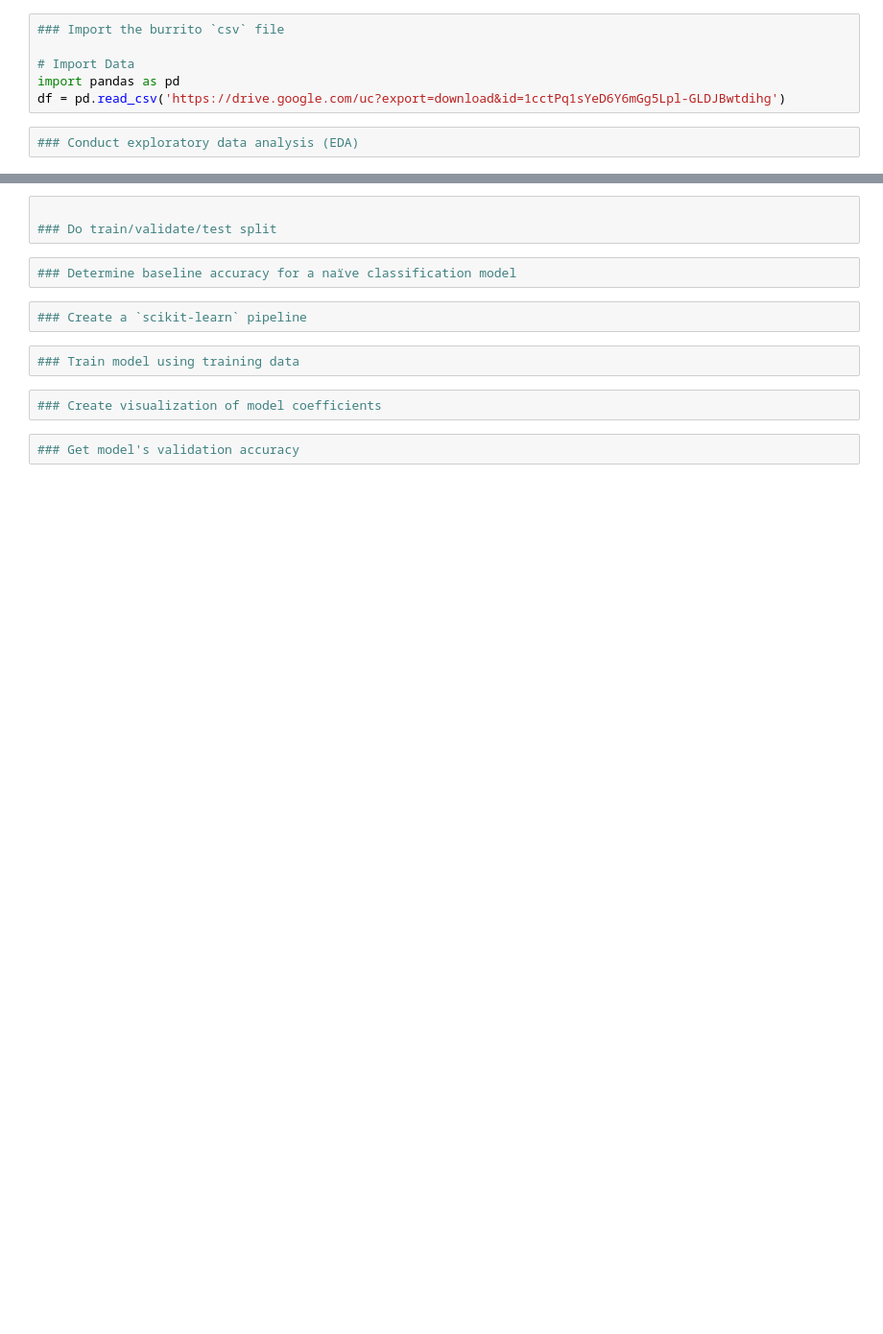
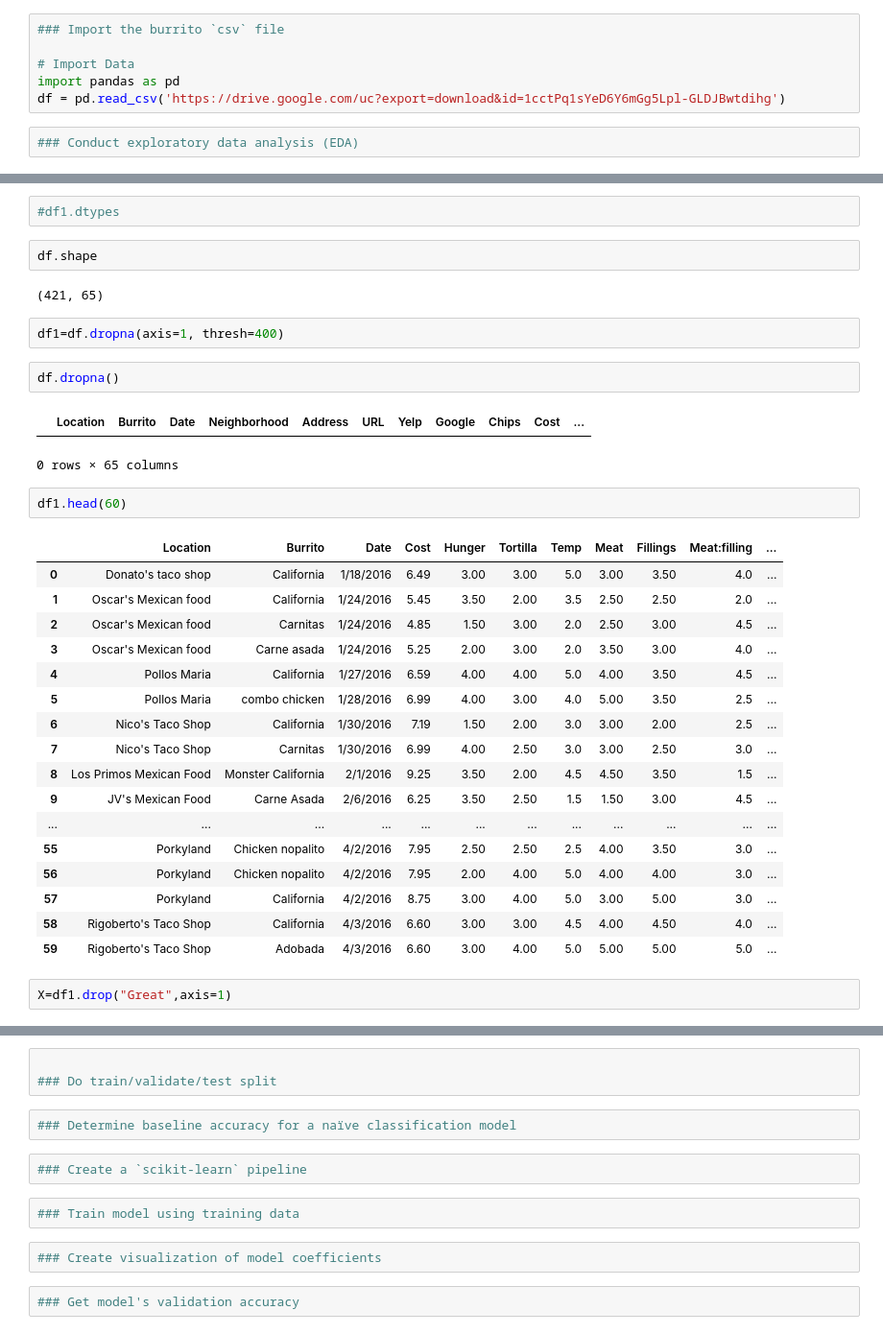
Before and after one commit to swapnil2009/PyCBC, a Jupyter notebook: Graduation_Project.ipynb, the cells around one changed output, grey strips where cells are left out. Shown at 96% size. Cells and saved outputs as stored; diff of their text form; blank space fills up the shorter version.

```diff
--- a/Graduation_Project.ipynb
+++ b/Graduation_Project.ipynb
@@ -42,0 +124,35 @@ df = pd.read_csv('https://drive.google.com/uc?export=download&id=1cctPq1sYeD6Y6m
+# %%
+#df1.dtypes
+# %%
+df.shape
+# %% [output]
+(421, 65)
+# %%
+df1=df.dropna(axis=1, thresh=400)
+# %%
+df.dropna()
+# %% [output]
+|  | Location | Burrito | Date | Neighborhood | Address | URL | Yelp | Google | Chips | Cost | ... |
+0 rows × 65 columns
+# %%
+df1.head(60)
+# %% [output]
+|  | Location | Burrito | Date | Cost | Hunger | Tortilla | Temp | Meat | Fillings | Meat:filling | ... |
+| 0 | Donato's taco shop | California | 1/18/2016 | 6.49 | 3.00 | 3.00 | 5.0 | 3.00 | 3.50 | 4.0 | ... |
+| 1 | Oscar's Mexican food | California | 1/24/2016 | 5.45 | 3.50 | 2.00 | 3.5 | 2.50 | 2.50 | 2.0 | ... |
+| 2 | Oscar's Mexican food | Carnitas | 1/24/2016 | 4.85 | 1.50 | 3.00 | 2.0 | 2.50 | 3.00 | 4.5 | ... |
+| 3 | Oscar's Mexican food | Carne asada | 1/24/2016 | 5.25 | 2.00 | 3.00 | 2.0 | 3.50 | 3.00 | 4.0 | ... |
+| 4 | Pollos Maria | California | 1/27/2016 | 6.59 | 4.00 | 4.00 | 5.0 | 4.00 | 3.50 | 4.5 | ... |
+| 5 | Pollos Maria | combo chicken | 1/28/2016 | 6.99 | 4.00 | 3.00 | 4.0 | 5.00 | 3.50 | 2.5 | ... |
+| 6 | Nico's Taco Shop | California | 1/30/2016 | 7.19 | 1.50 | 2.00 | 3.0 | 3.00 | 2.00 | 2.5 | ... |
+| 7 | Nico's Taco Shop | Carnitas | 1/30/2016 | 6.99 | 4.00 | 2.50 | 3.0 | 3.00 | 2.50 | 3.0 | ... |
+| 8 | Los Primos Mexican Food | Monster California | 2/1/2016 | 9.25 | 3.50 | 2.00 | 4.5 | 4.50 | 3.50 | 1.5 | ... |
+| 9 | JV's Mexican Food | Carne Asada | 2/6/2016 | 6.25 | 3.50 | 2.50 | 1.5 | 1.50 | 3.00 | 4.5 | ... |
+| ... | ... | ... | ... | ... | ... | ... | ... | ... | ... | ... | ... |
+| 55 | Porkyland | Chicken nopalito | 4/2/2016 | 7.95 | 2.50 | 2.50 | 2.5 | 4.00 | 3.50 | 3.0 | ... |
+| 56 | Porkyland | Chicken nopalito | 4/2/2016 | 7.95 | 2.00 | 4.00 | 5.0 | 4.00 | 4.00 | 3.0 | ... |
+| 57 | Porkyland | California | 4/2/2016 | 8.75 | 3.00 | 4.00 | 5.0 | 3.00 | 5.00 | 3.0 | ... |
+| 58 | Rigoberto's Taco Shop | California | 4/3/2016 | 6.60 | 3.00 | 3.00 | 4.5 | 4.00 | 4.50 | 4.0 | ... |
+| 59 | Rigoberto's Taco Shop | Adobada | 4/3/2016 | 6.60 | 3.00 | 4.00 | 5.0 | 5.00 | 5.00 | 5.0 | ... |
+# %%
+X=df1.drop("Great",axis=1)
```
Also changed, not shown: parts of 31 cells of this notebook.
